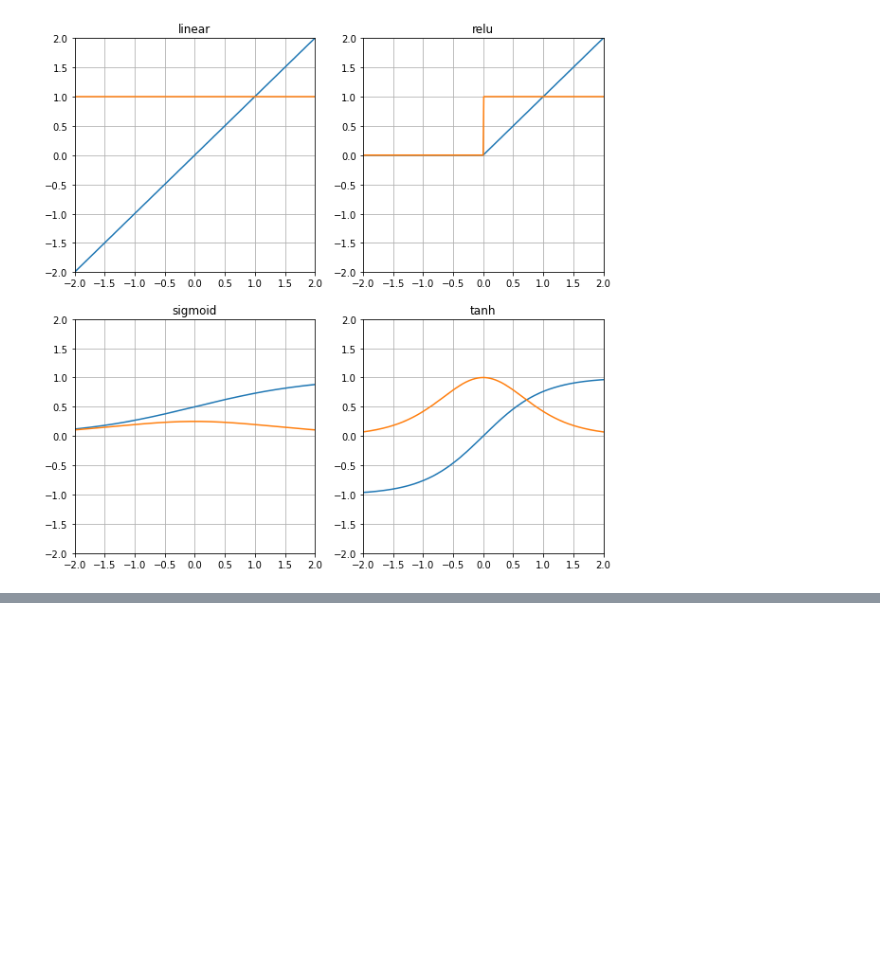
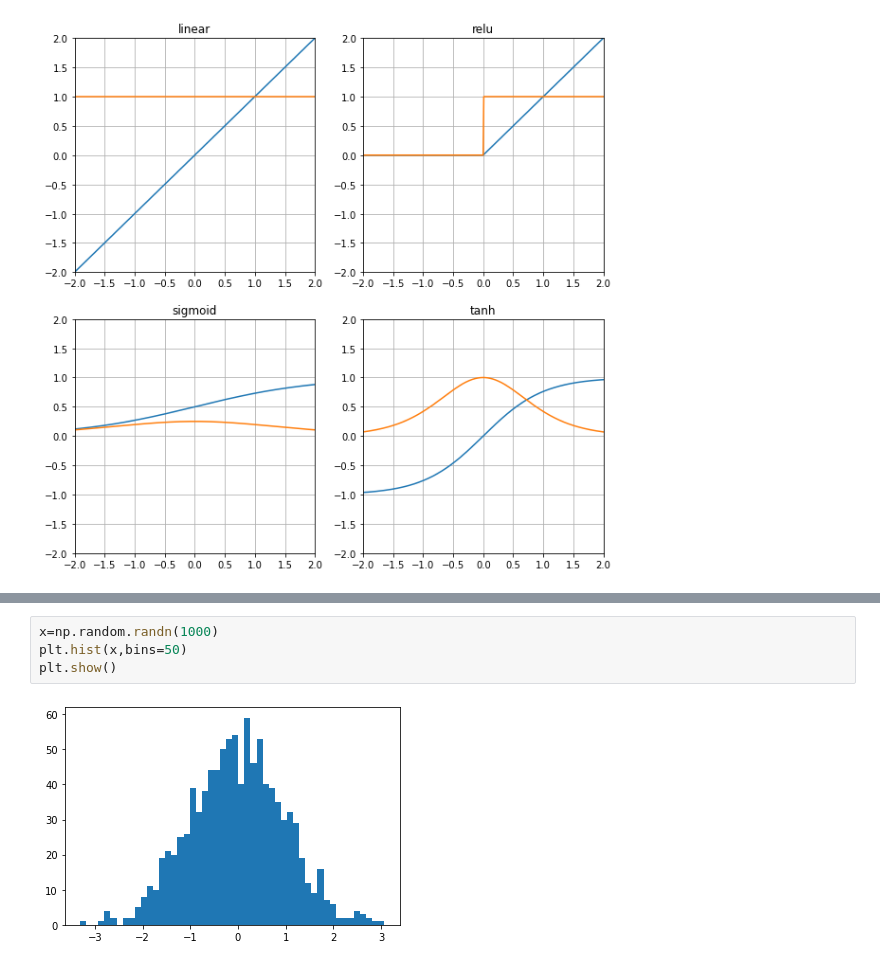
Before and after one commit to ponzu3847/cheat_sheets, a Jupyter notebook: matplotlib.ipynb, the cells around one changed output, grey strips where cells are left out. Drawn from its saved outputs; the diff is of its cells as text; blank space fills up the shorter version.

```diff
--- a/matplotlib.ipynb
+++ b/matplotlib.ipynb
@@ -348,0 +378,6 @@ aa[1:]-aa[:-1]=[-6  1  2  1 -2  1 -5  3 -4  6]
+# %%
+x=np.random.randn(1000)
+plt.hist(x,bins=50)
+plt.show()
+# %% [output]
+[figure, added]
```
Also changed, not shown: parts of 39 cells of this notebook, 3 other files.
